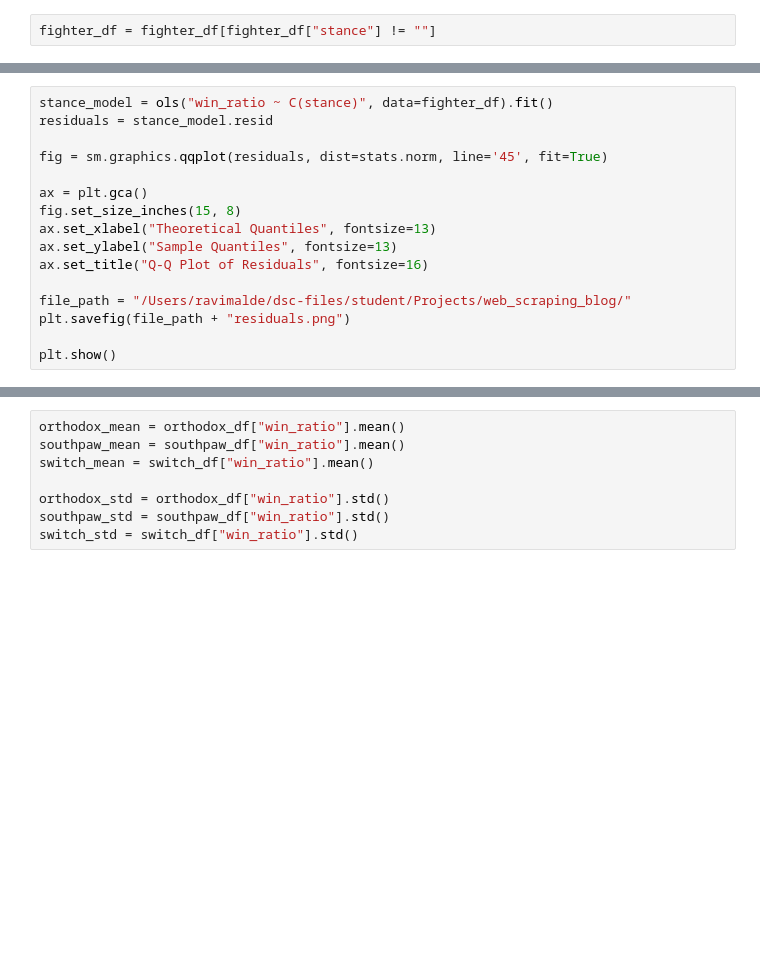
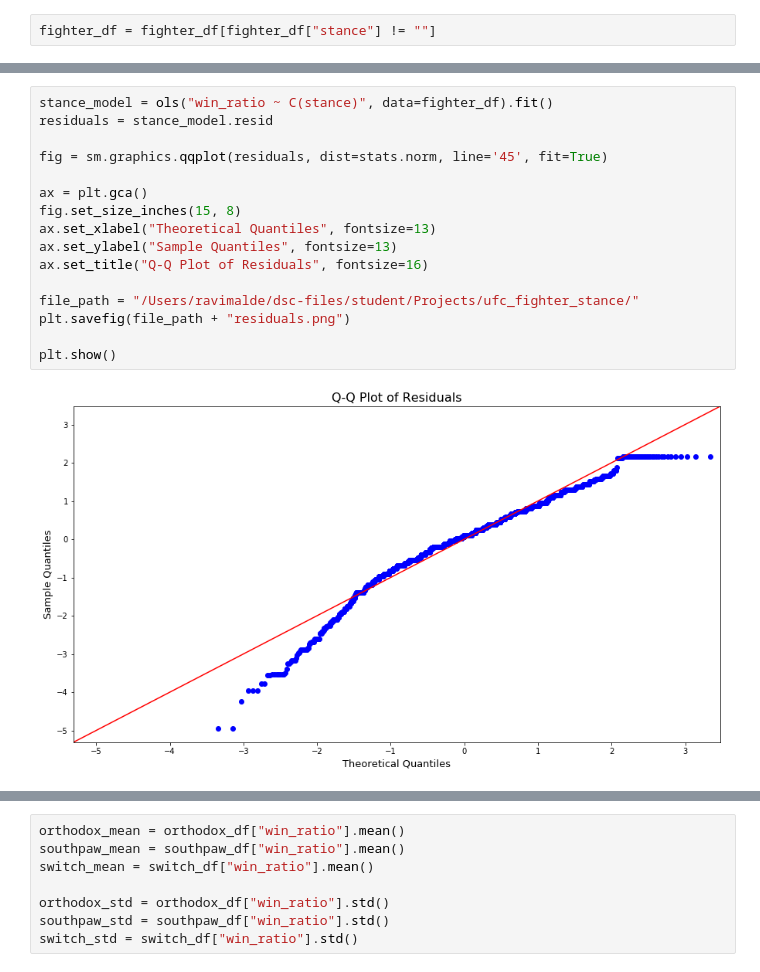
Before and after one commit to ravimalde/ufc_fighter_stance, a Jupyter notebook: UFC_fighter_details.ipynb, the cells around one changed output, grey strips where cells are left out. Cells and saved outputs as stored; diff of their text form; blank space fills up the shorter version.

```diff
--- a/UFC_fighter_details.ipynb
+++ b/UFC_fighter_details.ipynb
@@ -501,19 +378,21 @@ plt.show()
 # %%
 stance_model = ols("win_ratio ~ C(stance)", data=fighter_df).fit()
 residuals = stance_model.resid
 
 fig = sm.graphics.qqplot(residuals, dist=stats.norm, line='45', fit=True)
 
 ax = plt.gca()
 fig.set_size_inches(15, 8)
 ax.set_xlabel("Theoretical Quantiles", fontsize=13)
 ax.set_ylabel("Sample Quantiles", fontsize=13)
 ax.set_title("Q-Q Plot of Residuals", fontsize=16)
 
-file_path = "/Users/ravimalde/dsc-files/student/Projects/web_scraping_blog/"
+file_path = "/Users/ravimalde/dsc-files/student/Projects/ufc_fighter_stance/"
 plt.savefig(file_path + "residuals.png")
 
 plt.show()
+# %% [output]
+[figure, added]
 # %%
 homoscedasticity_test = stats.levene(orthodox_df.win_ratio, southpaw_df.win_ratio, switch_df.win_ratio)
 homoscedasticity_test
```
Also changed, not shown: parts of 59 cells of this notebook, 2 other files.
